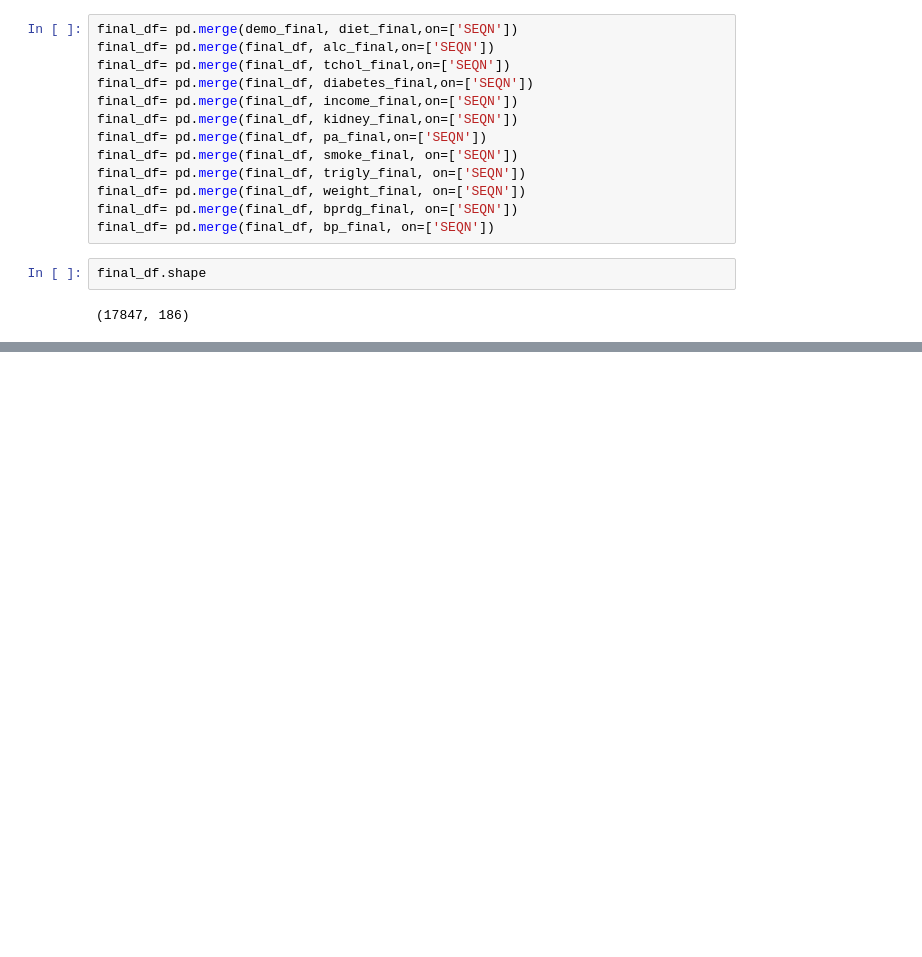
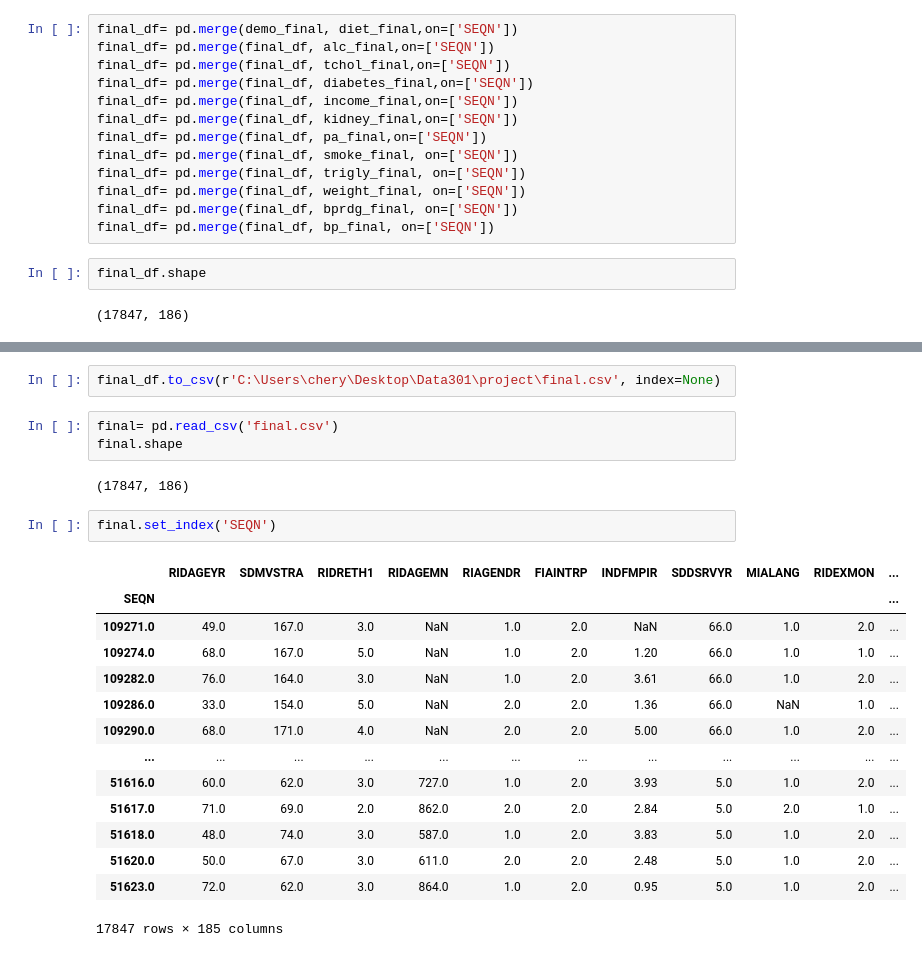
Before and after one commit to bgabr/predicting-risk-of-hypertension-using-NHANES-data, a Jupyter notebook: Project.ipynb, the cells around one changed output, grey strips where cells are left out. Saved outputs shown, nothing was run; the diff lists cells and outputs as text; blank space fills up the shorter version.

```diff
--- a/Project.ipynb
+++ b/Project.ipynb
@@ -374,0 +382,24 @@ final_df.shape
+# %%
+final_df.to_csv(r'C:\Users\chery\Desktop\Data301\project\final.csv', index=None)
+# %%
+final= pd.read_csv('final.csv')
+final.shape
+# %% [output]
+(17847, 186)
+# %%
+final.set_index('SEQN')
+# %% [output]
+|  | RIDAGEYR | SDMVSTRA | RIDRETH1 | RIDAGEMN | RIAGENDR | FIAINTRP | INDFMPIR | SDDSRVYR | MIALANG | RIDEXMON | ... |
+| SEQN |  |  |  |  |  |  |  |  |  |  | ... |
+| 109271.0 | 49.0 | 167.0 | 3.0 | NaN | 1.0 | 2.0 | NaN | 66.0 | 1.0 | 2.0 | ... |
+| 109274.0 | 68.0 | 167.0 | 5.0 | NaN | 1.0 | 2.0 | 1.20 | 66.0 | 1.0 | 1.0 | ... |
+| 109282.0 | 76.0 | 164.0 | 3.0 | NaN | 1.0 | 2.0 | 3.61 | 66.0 | 1.0 | 2.0 | ... |
+| 109286.0 | 33.0 | 154.0 | 5.0 | NaN | 2.0 | 2.0 | 1.36 | 66.0 | NaN | 1.0 | ... |
+| 109290.0 | 68.0 | 171.0 | 4.0 | NaN | 2.0 | 2.0 | 5.00 | 66.0 | 1.0 | 2.0 | ... |
+| ... | ... | ... | ... | ... | ... | ... | ... | ... | ... | ... | ... |
+| 51616.0 | 60.0 | 62.0 | 3.0 | 727.0 | 1.0 | 2.0 | 3.93 | 5.0 | 1.0 | 2.0 | ... |
+| 51617.0 | 71.0 | 69.0 | 2.0 | 862.0 | 2.0 | 2.0 | 2.84 | 5.0 | 2.0 | 1.0 | ... |
+| 51618.0 | 48.0 | 74.0 | 3.0 | 587.0 | 1.0 | 2.0 | 3.83 | 5.0 | 1.0 | 2.0 | ... |
+| 51620.0 | 50.0 | 67.0 | 3.0 | 611.0 | 2.0 | 2.0 | 2.48 | 5.0 | 1.0 | 2.0 | ... |
+| 51623.0 | 72.0 | 62.0 | 3.0 | 864.0 | 1.0 | 2.0 | 0.95 | 5.0 | 1.0 | 2.0 | ... |
+17847 rows × 185 columns
```
Also changed, not shown: parts of 16 cells of this notebook.
